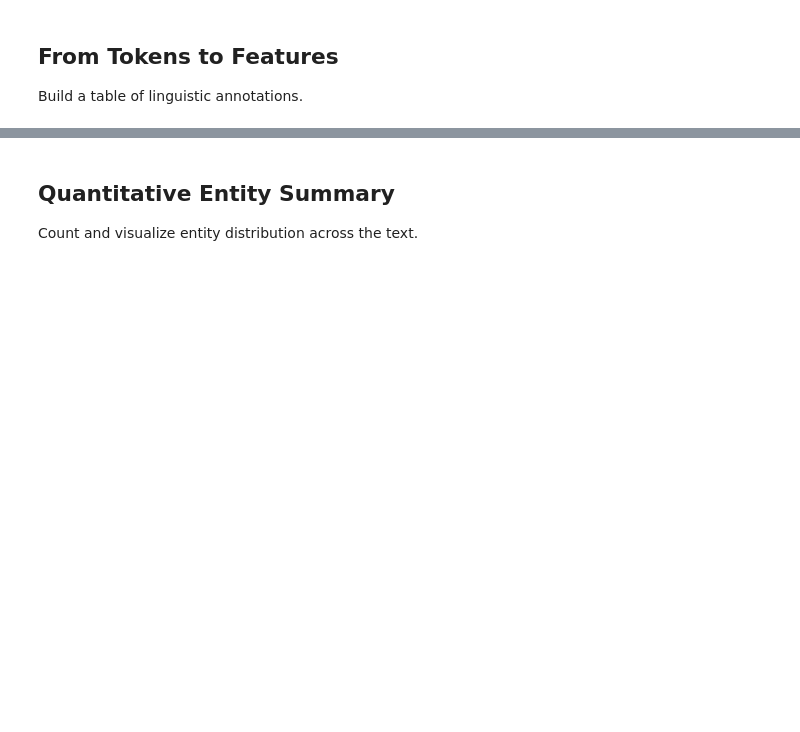
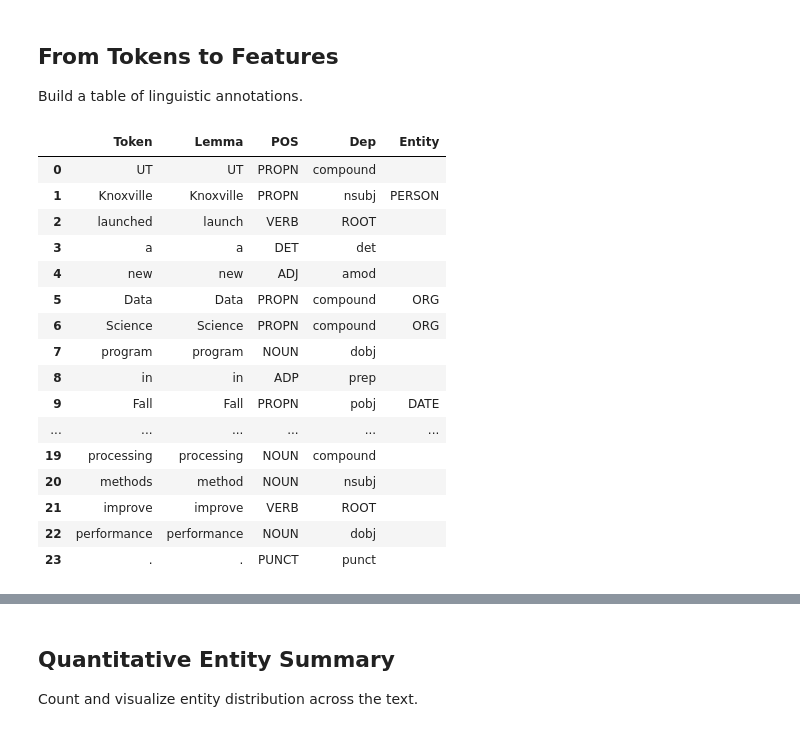
Before and after one commit to DATA304-S26/lectures, a Jupyter notebook: Module11/S2_features.ipynb, the cells around one changed output, grey strips where cells are left out. Drawn from its saved outputs; the diff is of its cells as text; code cells hidden in the pictures; blank space fills up the shorter version.

```diff
--- a/Module11/S2_features.ipynb
+++ b/Module11/S2_features.ipynb
@@ -49,6 +67,31 @@ matches = matcher(doc)
 # %% [markdown]
 ## From Tokens to Features
 Build a table of linguistic annotations.
+# %%
+rows = []
+for t in doc:
+    rows.append((t.text, t.lemma_, t.pos_, t.dep_, t.ent_type_))
+rows
+df = pd.DataFrame(rows, columns=["Token", "Lemma", "POS", "Dep", "Entity"])
+df
+# %% [output]
+|  | Token | Lemma | POS | Dep | Entity |
+| 0 | UT | UT | PROPN | compound |  |
+| 1 | Knoxville | Knoxville | PROPN | nsubj | PERSON |
+| 2 | launched | launch | VERB | ROOT |  |
+| 3 | a | a | DET | det |  |
+| 4 | new | new | ADJ | amod |  |
+| 5 | Data | Data | PROPN | compound | ORG |
+| 6 | Science | Science | PROPN | compound | ORG |
+| 7 | program | program | NOUN | dobj |  |
+| 8 | in | in | ADP | prep |  |
+| 9 | Fall | Fall | PROPN | pobj | DATE |
+| ... | ... | ... | ... | ... | ... |
+| 19 | processing | processing | NOUN | compound |  |
+| 20 | methods | method | NOUN | nsubj |  |
+| 21 | improve | improve | VERB | ROOT |  |
+| 22 | performance | performance | NOUN | dobj |  |
+| 23 | . | . | PUNCT | punct |  |
 # %%
 rows = [(t.text, t.lemma_, t.pos_, t.dep_, t.ent_type_) for t in doc]
 df = pd.DataFrame(rows, columns=["Token", "Lemma", "POS", "Dep", "Entity"])
```
Also changed, not shown: parts of 9 cells of this notebook.
